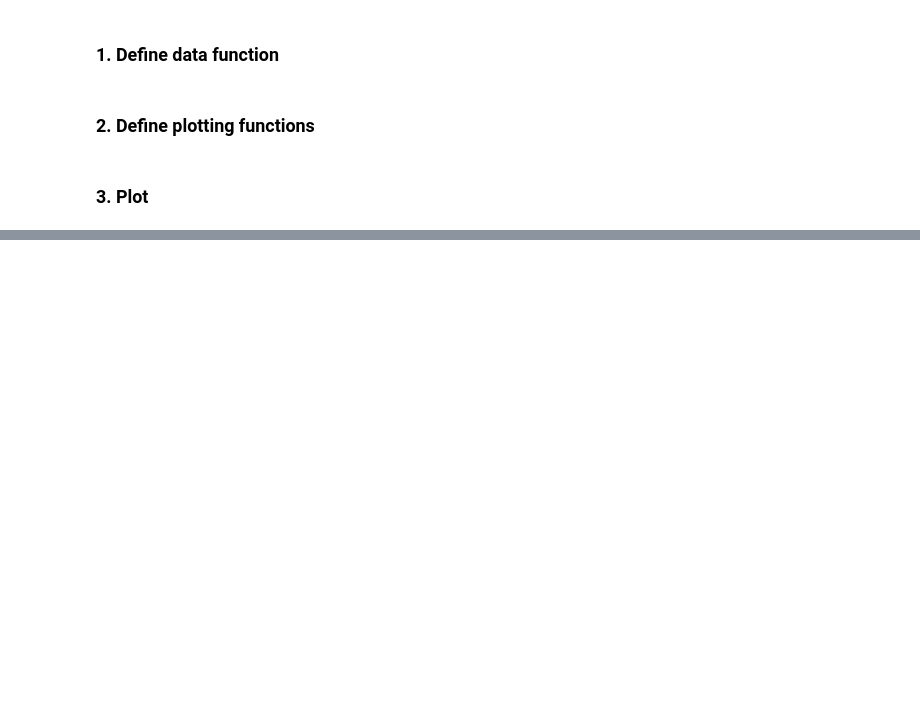
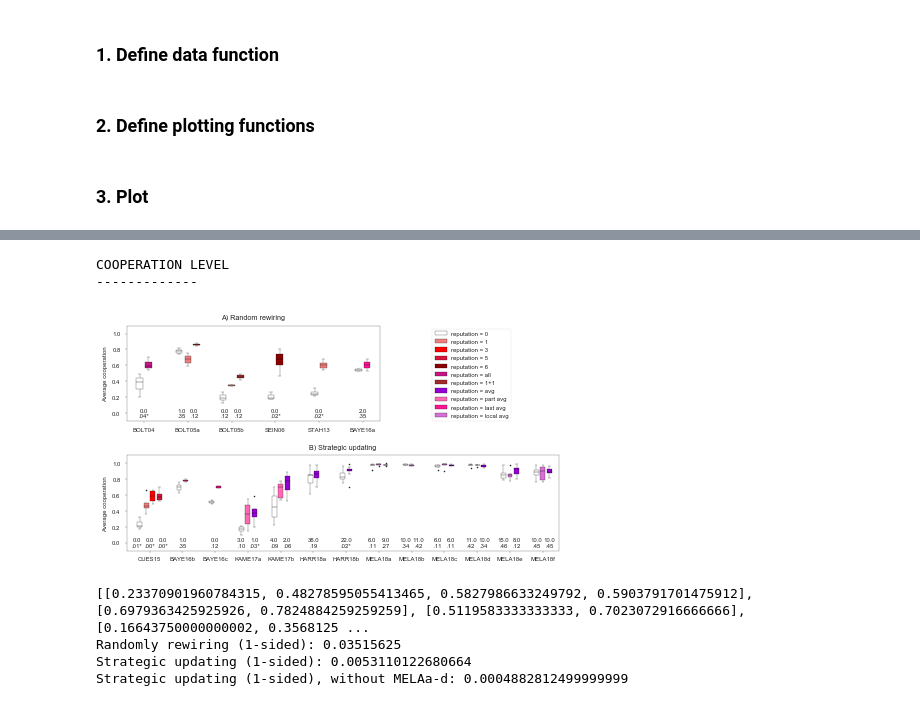
Before and after one commit to social-research/reputatation-inequality, a Jupyter notebook: analyses/gini-analysis.ipynb, the cells around one changed output, grey strips where cells are left out. Saved outputs shown, nothing was run; the diff lists cells and outputs as text; code cells hidden in the pictures; blank space fills up the shorter version.

```diff
--- a/analyses/gini-analysis.ipynb
+++ b/analyses/gini-analysis.ipynb
@@ -230,0 +280,18 @@ ed2_data.csv 14 335
+# %%
+print('\nCOOPERATION LEVEL\n-------------')
+
+# Plot average cooperation level per group
+plot_rep_boxplots(c_rand, c_dyn, "Average cooperation", 'fig_s2')
+print([[np.mean(i) for i in j] for j in c_dyn])
+
+print('Randomly rewiring (1-sided):', binom_test(7, 8)/2)
+print('Strategic updating (1-sided):', binom_test(18, 23)/2)
+print('Strategic updating (1-sided), without MELAa-d:', binom_test(14, 15)/2)
+# %% [output]
+COOPERATION LEVEL
+-------------
+[figure, added]
+[[0.23370901960784315, 0.48278595055413465, 0.5827986633249792, 0.5903791701475912], [0.6979363425925926, 0.7824884259259259], [0.5119583333333333, 0.7023072916666666], [0.16643750000000002, 0.3568125 ...
+Randomly rewiring (1-sided): 0.03515625
+Strategic updating (1-sided): 0.0053110122680664
+Strategic updating (1-sided), without MELAa-d: 0.0004882812499999999
```
Also changed, not shown: parts of 6 cells of this notebook, 16 other files.
